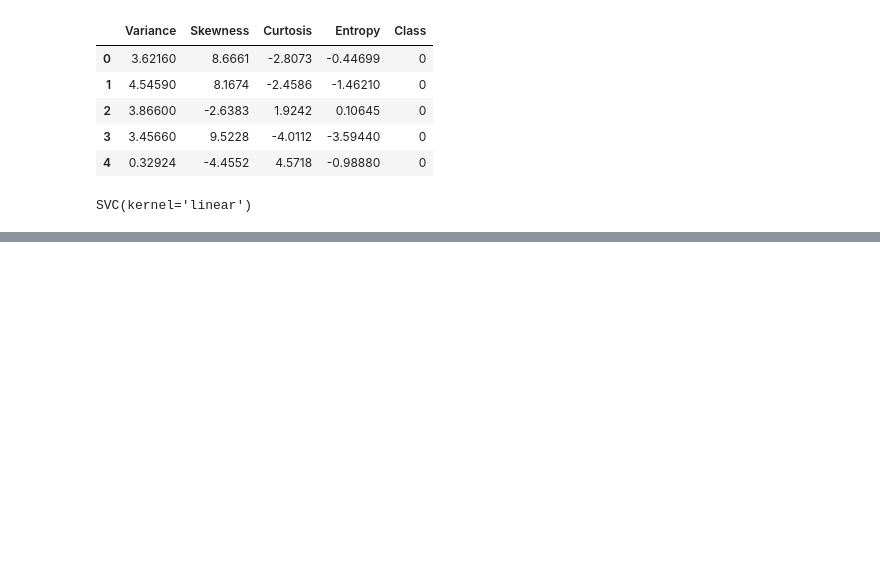
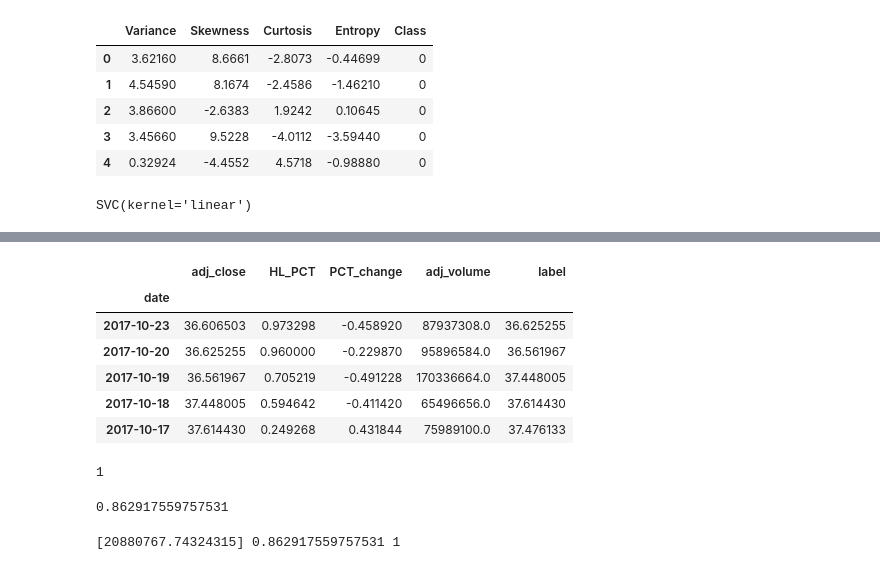
Before and after one commit to Krishwall/Python_ML, a Jupyter notebook: regression.ipynb, the cells around one changed output, grey strips where cells are left out. Saved outputs shown, nothing was run; the diff lists cells and outputs as text; code cells hidden in the pictures; blank space fills up the shorter version.

```diff
--- a/regression.ipynb
+++ b/regression.ipynb
@@ -129,0 +341,11 @@ weighted avg       0.99      0.99      0.99       275
+# %%
+df.dropna(inplace=True)
+df.tail()
+# %% [output]
+|  | adj_close | HL_PCT | PCT_change | adj_volume | label |
+| date |  |  |  |  |  |
+| 2017-10-23 | 36.606503 | 0.973298 | -0.458920 | 87937308.0 | 36.625255 |
+| 2017-10-20 | 36.625255 | 0.960000 | -0.229870 | 95896584.0 | 36.561967 |
+| 2017-10-19 | 36.561967 | 0.705219 | -0.491228 | 170336664.0 | 37.448005 |
+| 2017-10-18 | 37.448005 | 0.594642 | -0.411420 | 65496656.0 | 37.614430 |
+| 2017-10-17 | 37.614430 | 0.249268 | 0.431844 | 75989100.0 | 37.476133 |
@@ -129,0 +365,15 @@ weighted avg       0.99      0.99      0.99       275
+# %%
+X_train, X_test, y_train,y_test=train_test_split(X,y[:len(y)-1],test_size=0.2)
+print(forecast_out)
+clf= LinearRegression(n_jobs=-1) #svm.SVR(kernel='poly')
+clf.fit(X_train,y_train)
+accuracy=clf.score(X_test,y_test)
+accuracy
+# %% [output]
+1
+0.862917559757531
+# %%
+forecast_set=clf.predict(X_lately)
+print(forecast_set,accuracy,forecast_out)
+# %% [output]
+[20880767.74324315] 0.862917559757531 1
```
Also changed, not shown: parts of 19 cells of this notebook, 2 other files.
